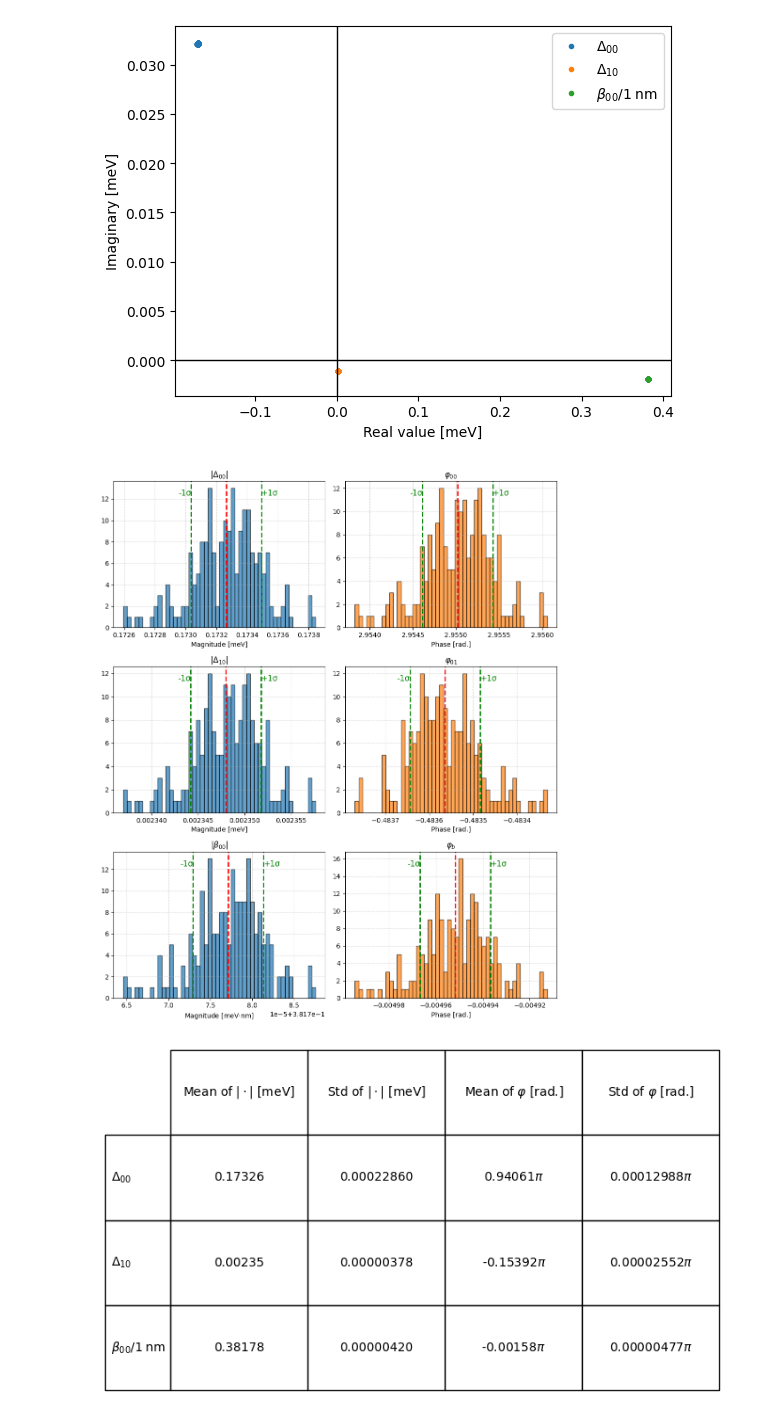
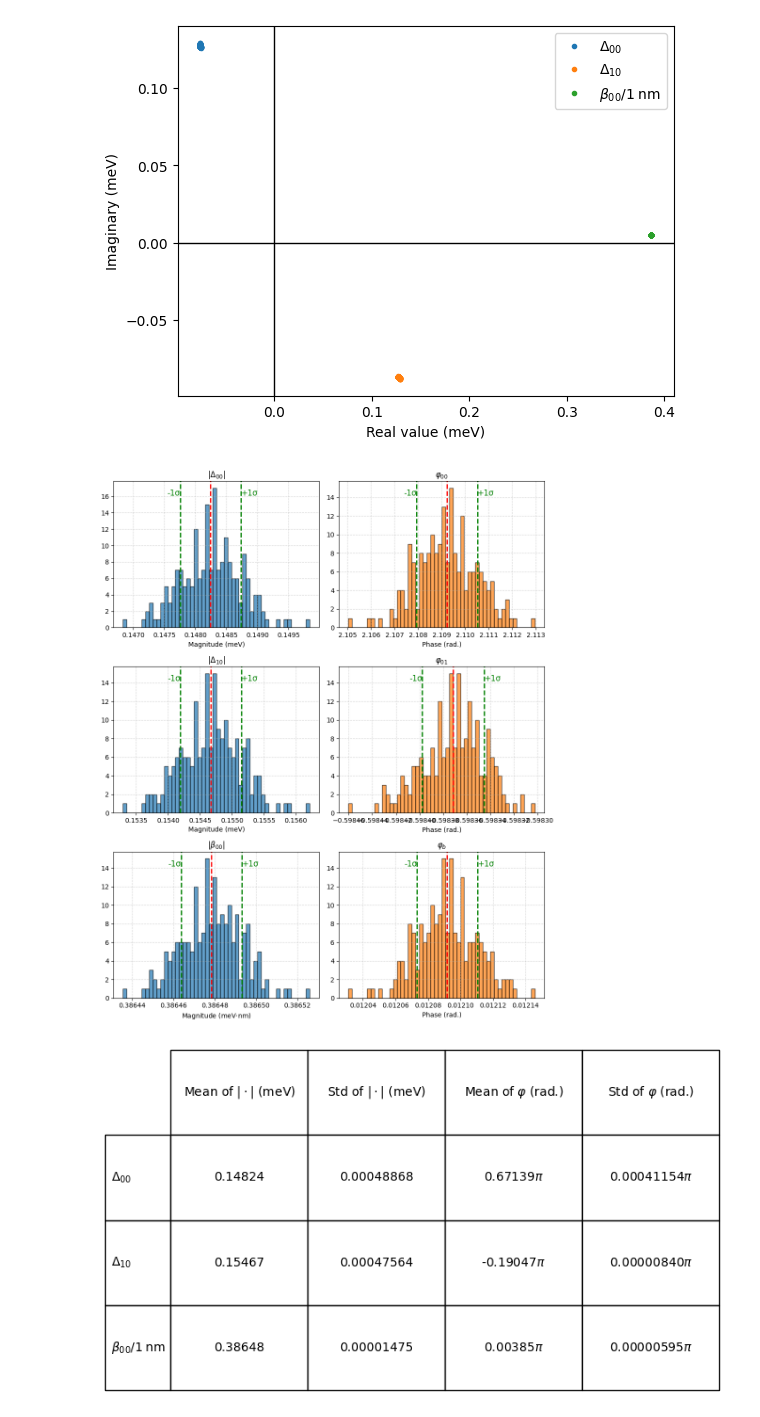
Before and after one commit to Minyoung-Kim1110/Rabi_WW, a Jupyter notebook: Generate_figures.ipynb, the cells around one changed output. Saved outputs shown, nothing was run; the diff lists cells and outputs as text; code cells hidden in the pictures.

Commit message:
cluster run, including first results

```diff
--- a/Generate_figures.ipynb
+++ b/Generate_figures.ipynb
@@ -9,4 +11,4 @@ from mpl_toolkits.axes_grid1.inset_locator import inset_axes
 # %%
-calculated_values = np.load("./Results/Exp_vals.npy")
+calculated_values = np.load("./results_cluster/Results/Exp_vals.npy")
 print(calculated_values.shape)
 # %% [output]
@@ -14,6 +143,11 @@ print(calculated_values.shape)
+# %%
+idx_x = 1
+idx_y = 1
 # %%
 labels=[r'$\Delta_{00}$',r'$\Delta_{10}$',r'$\beta_{00}/1\;$'+'nm']
 # colors = ['r', 'g', 'b']
+
+
 def plot_complex(r, theta, label):
     x = r * np.cos(theta)
     y = r * np.sin(theta)
@@ -21,43 +155,41 @@ def plot_complex(r, theta, label):
     # plt.arrow(0, 0, x.mean()-0.01, y.mean()-0.01, head_width=0.01, head_length=0.01,  fc='black', ec=color)
 
 for i in range(3):
-    r = calculated_values[0, 0, :, i, 0]
-    theta = calculated_values[0, 0,  :, i, 1]
+    r = calculated_values[idx_x, idx_y, :, i, 0]
+    theta = calculated_values[idx_x, idx_y,  :, i, 1]
     plot_complex(r, theta, labels[i])
 
 plt.axhline(0, color='black', linewidth=1)  # X-axis at y=0
 plt.axvline(0, color='black', linewidth=1)  # Y-axis at x=0
 
-plt.xlabel('Real value [meV]')
-plt.ylabel('Imaginary [meV]')
+plt.xlabel('Real value (meV)')
+plt.ylabel('Imaginary (meV)')
 plt.legend()
 plt.show()
 # %% [output]
-[figure, old version]
+[figure, new version]
 # %%
 num_bins = 50  # Number of histogram bins
 
 fig, axes = plt.subplots(nrows=3, ncols=2, figsize=(10, 12))
-
 
 label_abs = [r'$|\Delta_{00}|$',r'$|\Delta_{10}|$',r'$|\beta_{00}|$']
 label_angle = [r'$\varphi_{00}$',r'$\varphi_{01}$',r'$\varphi_{b}$']
 
 for i in range(3):
     # Left column: Histogram of length
-    axes[i, 0].hist(calculated_values[0,0, :, i, 0], bins=num_bins, color='tab:blue', alpha=0.7, edgecolor='black')
+    axes[i, 0].hist(calculated_values[idx_x,idx_y, :, i, 0], bins=num_bins, color='tab:blue', alpha=0.7, edgecolor='black')
     axes[i, 0].set_title(label_abs[i])
-    axes[i, 0].set_xlabel("Magnitude [meV]")
+    axes[i, 0].set_xlabel("Magnitude (meV)")
     if i==2:
-        axes[i, 0].set_xlabel("Magnitude [meV"+r'$\cdot$'+"nm]")
-    # axes[i, 0].set_ylabel("Frequency")
+        axes[i, 0].set_xlabel("Magnitude (meV"+r'$\cdot$'+"nm)")
     axes[i, 0].grid(True, linestyle="--", alpha=0.5)
 
 
     # Plot mean and standard deviation lines
     ax = axes[i, 0]
-    mean = np.mean(calculated_values[0, 0,:, i, 0])
-    std_dev = np.std(calculated_values[0,0, :, i, 0])
+    mean = np.mean(calculated_values[idx_x, idx_y,:, i, 0])
+    std_dev = np.std(calculated_values[idx_x,idx_y, :, i, 0])
 
     ax.axvline(mean, color='red', linestyle='dashed', linewidth=2, label="Mean (μ)")
     ax.axvline(mean - std_dev, color='green', linestyle='dashed', linewidth=2)
@@ -65,38 +197,38 @@ for i in range(3):
 
     # Annotate standard deviation
     ax.text(mean - std_dev, ax.get_ylim()[1] * 0.9, "-1σ", color='green', fontsize=12, ha='right')
     ax.text(mean + std_dev, ax.get_ylim()[1] * 0.9, "+1σ", color='green', fontsize=12, ha='left')
     # ax.text(mean + std_dev, ax.get_ylim()[1] * 0.9, "+1σ"+f' = {std_dev:.5f}', color='green', fontsize=12, ha='left')
 
 
     # Right column: Histogram of phase
-    axes[i, 1].hist(calculated_values[0, 0,:, i, 1], bins=num_bins, color='tab:orange', alpha=0.7, edgecolor='black')
+    axes[i, 1].hist(calculated_values[idx_x, idx_y,:, i, 1], bins=num_bins, color='tab:orange', alpha=0.7, edgecolor='black')
     axes[i, 1].set_title(label_angle[i])
-    axes[i, 1].set_xlabel("Phase [rad.]")
+    axes[i, 1].set_xlabel("Phase (rad.)")
     # axes[i, 1].set_ylabel("Frequency")
     axes[i, 1].grid(True, linestyle="--", alpha=0.5)
 
     # Plot mean and standard deviation lines
     ax = axes[i, 1]
-    mean = np.mean(calculated_values[0, 0,:, i, 1])
-    std_dev = np.std(calculated_values[0, 0,:, i, 1])
+    mean = np.mean(calculated_values[idx_x, idx_y,:, i, 1])
+    std_dev = np.std(calculated_values[idx_x, idx_y, :, i, 1])
 
     ax.axvline(mean, color='red', linestyle='dashed', linewidth=2, label="Mean (μ)")
     ax.axvline(mean - std_dev, color='green', linestyle='dashed', linewidth=2)
     ax.axvline(mean + std_dev, color='green', linestyle='dashed', linewidth=2)
 
     # Annotate standard deviation
     ax.text(mean - std_dev, ax.get_ylim()[1] * 0.9, "-1σ", color='green', fontsize=12, ha='right')
     ax.text(mean + std_dev, ax.get_ylim()[1] * 0.9, "+1σ", color='green', fontsize=12, ha='left')
     # ax.text(mean + std_dev, ax.get_ylim()[1] * 0.9, "+1σ"+f' = {std_dev:.5f}', color='green', fontsize=12, ha='left')
 
 
 # Adjust layout
 plt.tight_layout()
 
 plt.show()
 # %% [output]
-[figure, old version]
+[figure, new version]
 # %%
 fig, ax = plt.subplots(figsize=(8, 5))
 ax.axis("off")
```
Also changed, not shown: parts of 13 cells of this notebook, 9 other files.
